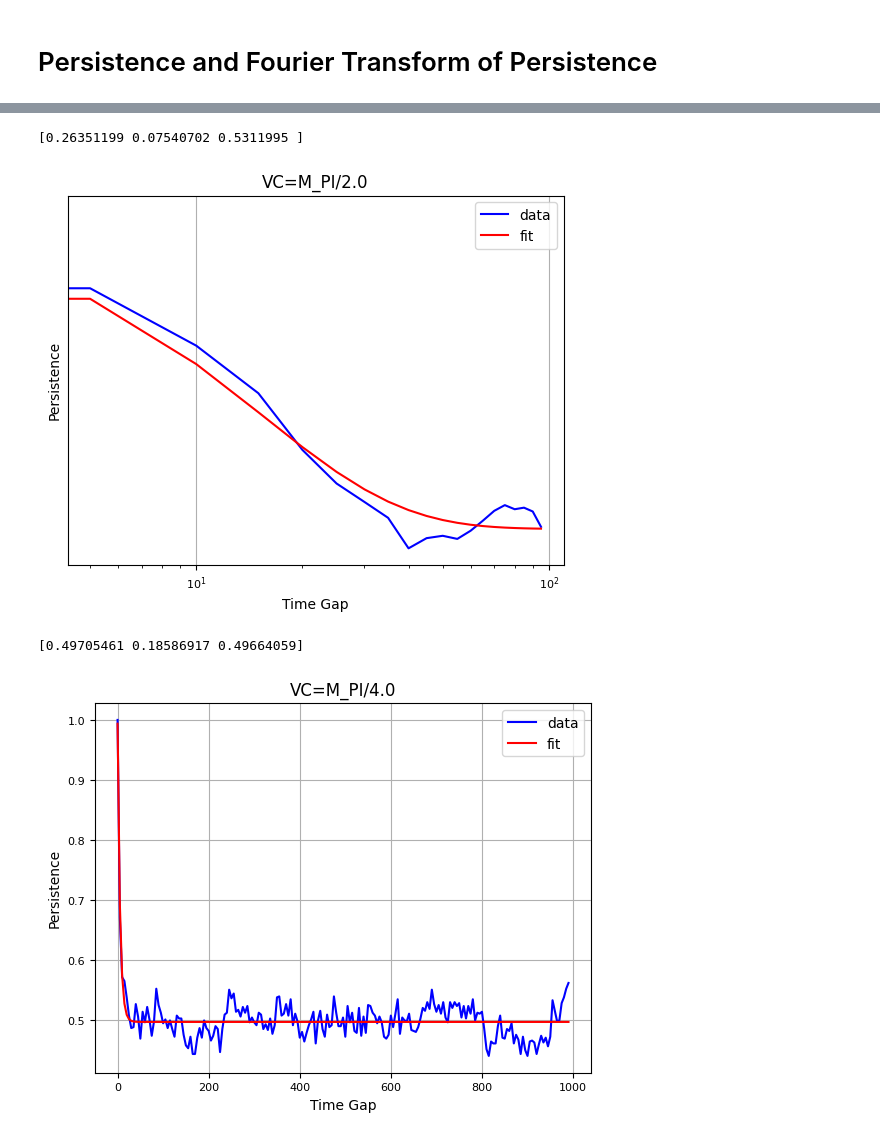
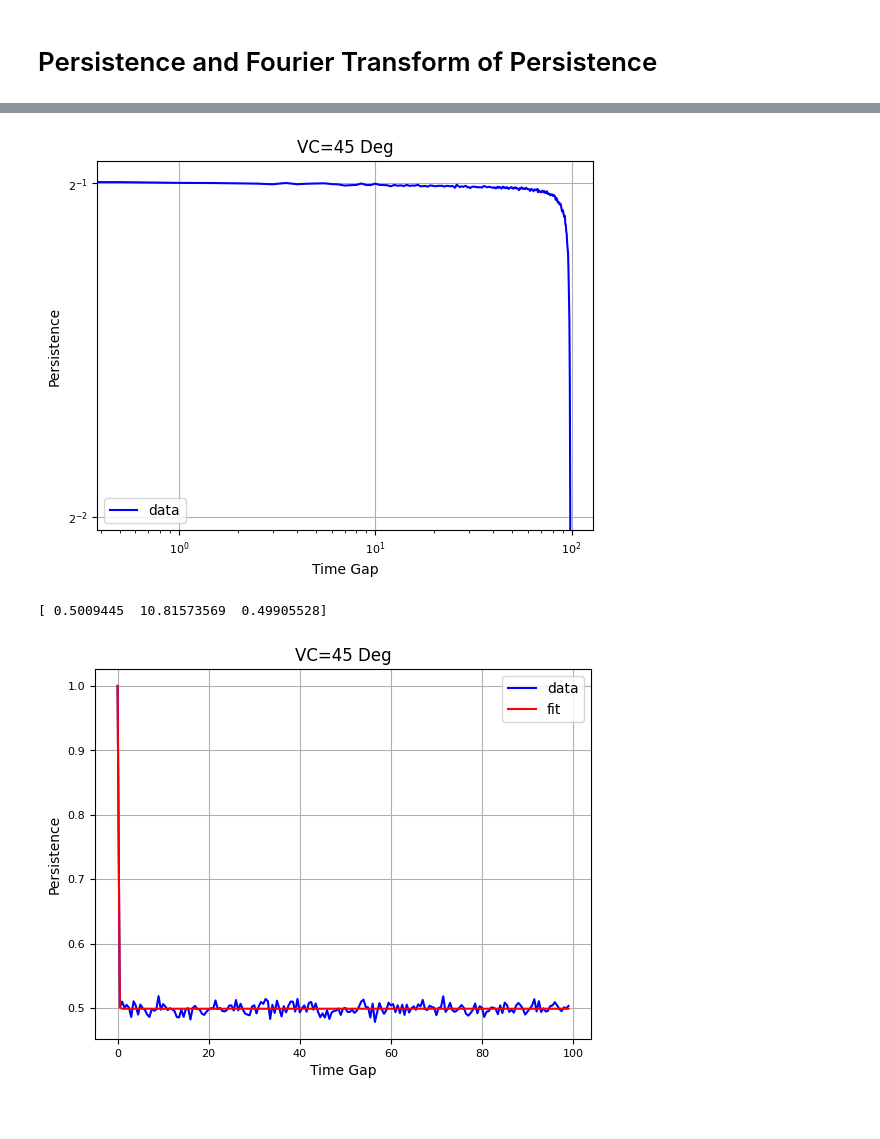
Before and after one commit to hawexrutile/Fluid-Simulations, a Jupyter notebook: Animation.ipynb, the cells around one changed output, grey strips where cells are left out. Cells and saved outputs as stored; diff of their text form; code cells hidden in the pictures.

```diff
--- a/Animation.ipynb
+++ b/Animation.ipynb
@@ -13,7 +13,7 @@ from matplotlib.animation import FuncAnimation
 from scipy.signal import find_peaks
 from scipy.optimize import curve_fit
 # %%
-path=r"Runs\031123\Pi2/"
+path=r"Runs\Mon_Nov_13_12_19_22_2023/"
 # %% [markdown]
 # Load Parameters & Data
 # %%
@@ -26,13 +26,13 @@ def save_param(csv_file_path=path+"params.csv"):
 
 variable_dict=save_param()
 
+r=float(variable_dict["sigma"])/2.0
+numParticles=int(variable_dict["numParticles"])
 box_size=float(variable_dict["boxSize"])
-r=float(variable_dict["sigma"])/2.0
-dataCompression=int(variable_dict["dataCompression"])
 numSteps=int(variable_dict["numSteps"])
 timestep=float(variable_dict["timestep"])
-numParticles=int(variable_dict["numParticles"])
-theta=(variable_dict["theta"])
+dataCompression=int(variable_dict["dataCompression"])
+theta=(float(variable_dict["theta"])*(180.0/math.pi))
 
 with open(path+'particle_positions.json', 'r') as file:
     data = json.load(file)
@@ -334,44 +329,43 @@ def persistenceFitV3():
     for j in range(math.floor(len(data)-1.0)):
         persistenceValues = []
         for i in range(numParticles):
             # Add the persistence of each particle at a given gap to the list
             persistenceValues.append(persistencePerParticle[i][j])
 
         # Calculate the mean and standard deviation of the persistence values
         meanPersistence = np.mean(persistenceValues)
         stdPersistence = np.std(persistenceValues)
 
         # Store the mean and standard deviation in the respective lists
         averagePersistencePerGap[j] = meanPersistence
         stdPersistencePerGap[j] = stdPersistence
 
-    x = [i*dataCompression*timestep for i in range(math.floor(len(data)/10.0))]
+    x = [i*dataCompression*timestep for i in range(math.floor(len(data)-1.0))]
     # y = [math.log(j, 2) for j in averagePersistencePerGap[:len(x)]]
     y = averagePersistencePerGap[:len(x)]
     #fit and plot the data with an exponential function and print the fit values
-    def func(v, a, b, c):
-        return a * np.exp(-b * np.array(v)) + c
+    # def func(v, a, b, c):
+    #     return a * np.exp(-b * np.array(v)) + c
 
-    popt, pcov = curve_fit(func, x, y)
-    print(popt)
-    plt.plot(x, y, 'b-', label='data')
-    plt.plot(x, func(x, *popt), 'r-', label='fit')
+    # popt, pcov = curve_fit(func, x, y)
+    # print(popt)
+    # plt.plot(x, func(x, *popt), 'r-', label='fit')
 
 
+    plt.plot(x, y, 'b-', label='data')
     plt.xticks(fontsize=8)
     plt.yticks(fontsize=8)
     plt.yscale('log', base=2)
     plt.xscale('log')
     plt.grid()
     plt.xlabel("Time Gap")
     plt.ylabel("Persistence")
-    plt.title("VC=" + theta)
+    plt.title("VC=" + str(round(theta))+" Deg")
     plt.legend()
-    plt.savefig("persistence_Fit.png")
+    plt.savefig(path+"persistence_Fit3.png")
 persistenceFitV3()
 # %% [output]
-[0.26351199 0.07540702 0.5311995 ]
-[figure, old version]
+[figure, new version]
 # %%
 def persistenceFitV5():
 
@@ -413,10 +407,10 @@ def persistenceFitV5():
     plt.grid()
     plt.xlabel("Time Gap")
     plt.ylabel("Persistence")
-    plt.title("VC=" + theta)
+    plt.title("VC=" + str(round(theta))+" Deg")
     plt.legend()
-    plt.savefig("persistence_Fit5.png")
+    plt.savefig(path+"persistence_Fit5.png")
 persistenceFitV5()
 # %% [output]
-[0.49705461 0.18586917 0.49664059]
+[ 0.5009445  10.81573569  0.49905528]
-[figure, old version]
+[figure, new version]
```
Also changed, not shown: parts of 6 cells of this notebook.
